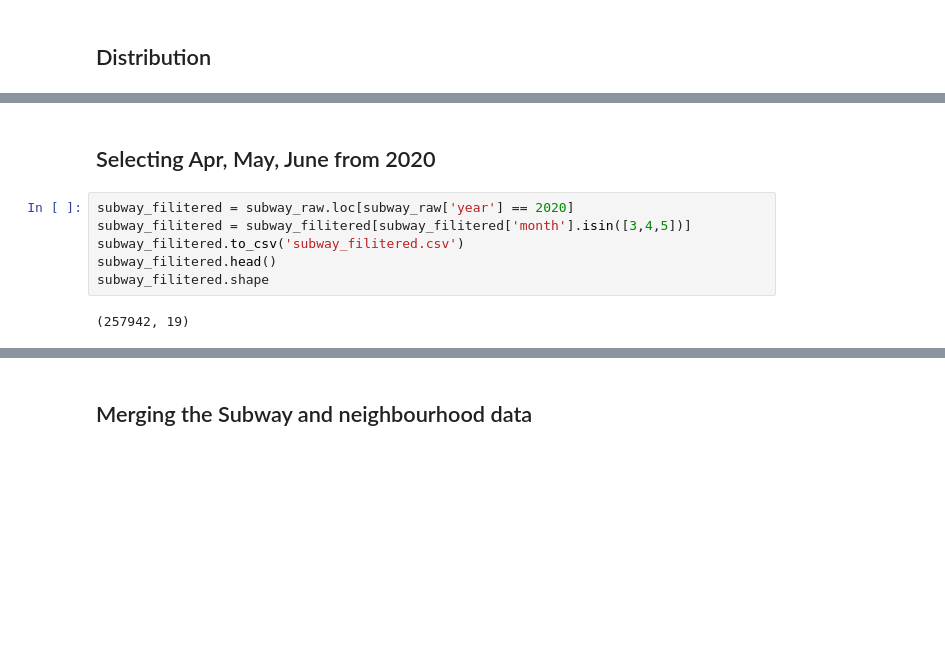
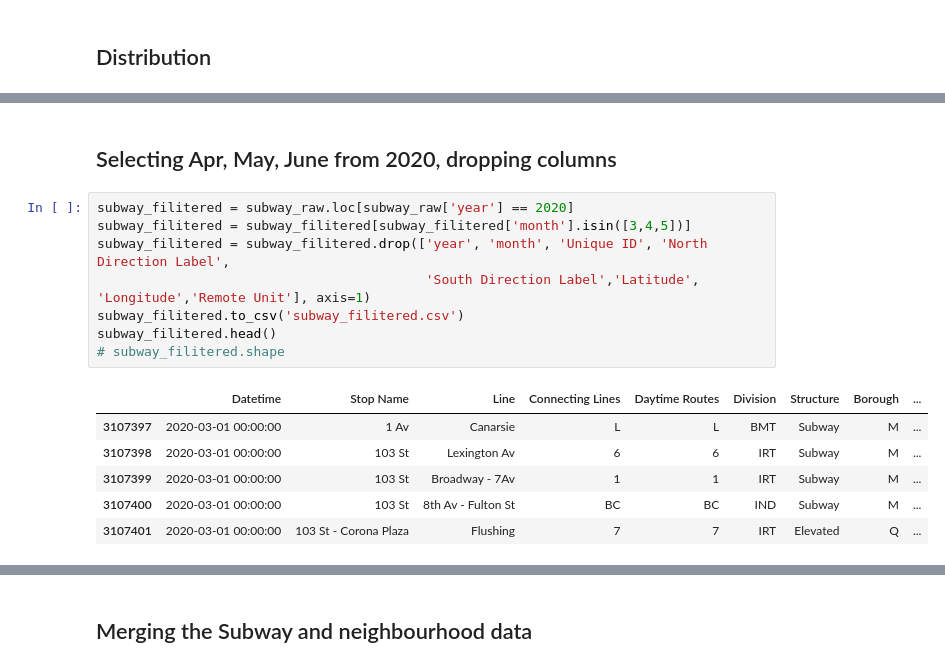
Before and after one commit to FairWell-dev/FairWell, a Jupyter notebook: EDA/EDA.ipynb, the cells around one changed output, grey strips where cells are left out. Saved outputs shown, nothing was run; the diff lists cells and outputs as text; blank space fills up the shorter version.

Commit message:
completed EDA and OHE for columns

```diff
--- a/EDA/EDA.ipynb
+++ b/EDA/EDA.ipynb
@@ -180,10 +206,17 @@ for i in distribution_check.columns:
 # %% [markdown]
-## Selecting Apr, May, June from 2020
+## Selecting Apr, May, June from 2020, dropping columns
 # %%
 subway_filitered = subway_raw.loc[subway_raw['year'] == 2020]
 subway_filitered = subway_filitered[subway_filitered['month'].isin([3,4,5])]
+subway_filitered = subway_filitered.drop(['year', 'month', 'Unique ID', 'North Direction Label',
+                                          'South Direction Label','Latitude', 'Longitude','Remote Unit'], axis=1)
 subway_filitered.to_csv('subway_filitered.csv')
 subway_filitered.head()
-subway_filitered.shape
+# subway_filitered.shape
 # %% [output]
-(257942, 19)
+|  | Datetime | Stop Name | Line | Connecting Lines | Daytime Routes | Division | Structure | Borough | ... |
+| 3107397 | 2020-03-01 00:00:00 | 1 Av | Canarsie | L | L | BMT | Subway | M | ... |
+| 3107398 | 2020-03-01 00:00:00 | 103 St | Lexington Av | 6 | 6 | IRT | Subway | M | ... |
+| 3107399 | 2020-03-01 00:00:00 | 103 St | Broadway - 7Av | 1 | 1 | IRT | Subway | M | ... |
+| 3107400 | 2020-03-01 00:00:00 | 103 St | 8th Av - Fulton St | BC | BC | IND | Subway | M | ... |
+| 3107401 | 2020-03-01 00:00:00 | 103 St - Corona Plaza | Flushing | 7 | 7 | IRT | Elevated | Q | ... |
```
Also changed, not shown: parts of 12 cells of this notebook.
